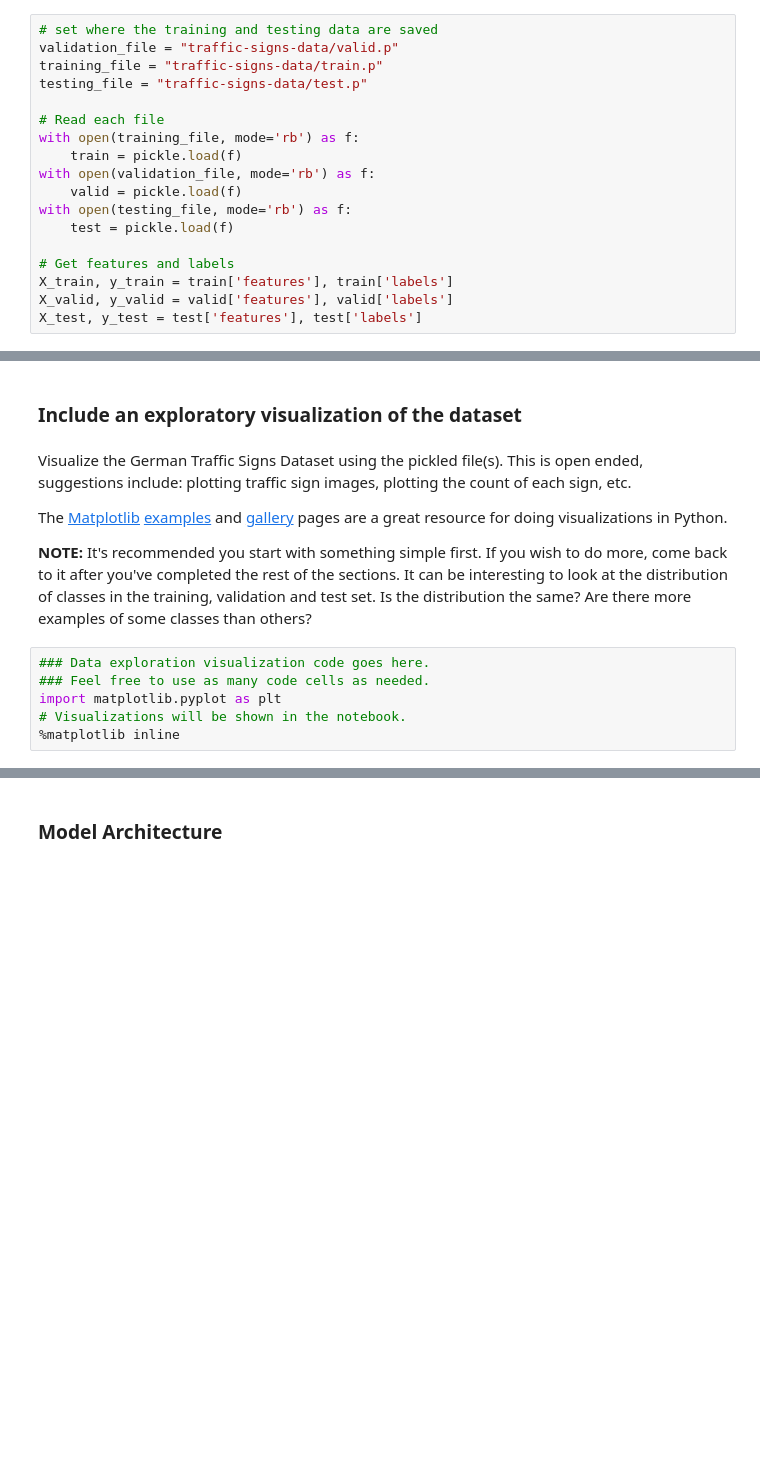
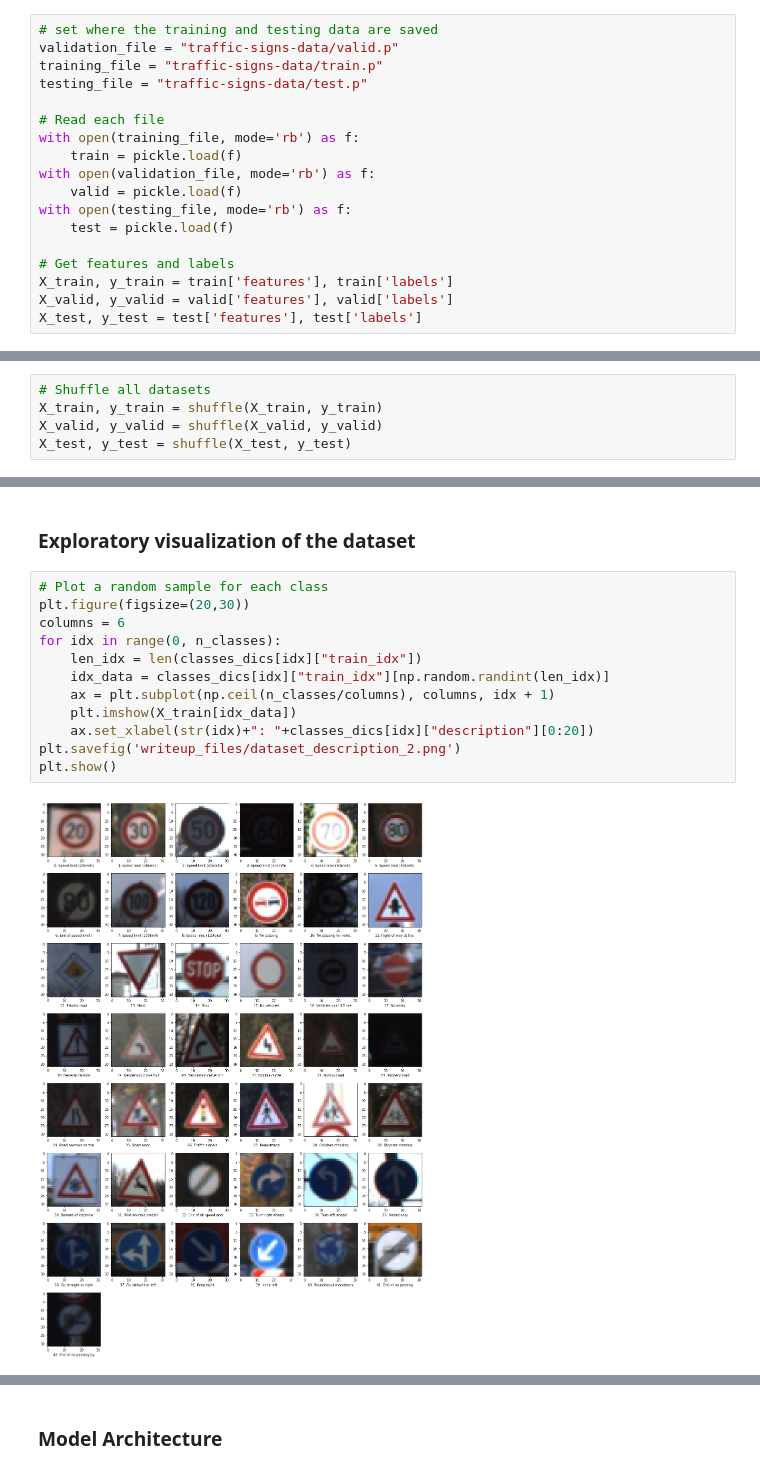
Before and after one commit to JohnBetaCode/CarND-P3-Traffic_Sign_Classifier, a Jupyter notebook: Traffic_Sign_Classifier.ipynb, the cells around one changed output, grey strips where cells are left out. Cells and saved outputs as stored; diff of their text form; blank space fills up the shorter version.

```diff
--- a/Traffic_Sign_Classifier.ipynb
+++ b/Traffic_Sign_Classifier.ipynb
@@ -42 +93,6 @@ Complete the basic data summary below. Use python, numpy and/or pandas methods t
+# %%
+# Shuffle all datasets
+X_train, y_train = shuffle(X_train, y_train)
+X_valid, y_valid = shuffle(X_valid, y_valid)
+X_test, y_test = shuffle(X_test, y_test)
 # %% [markdown]
@@ -67,14 +178,16 @@ print("Number of classes =", n_classes)
 # %% [markdown]
-### Include an exploratory visualization of the dataset
+### Exploratory visualization of the dataset
-# %% [markdown]
-Visualize the German Traffic Signs Dataset using the pickled file(s). This is open ended, suggestions include: plotting traffic sign images, plotting the count of each sign, etc.
-
-The [Matplotlib](http://matplotlib.org/) [examples](http://matplotlib.org/examples/index.html) and [gallery](http://matplotlib.org/gallery.html) pages are a great resource for doing visualizations in Python.
-
-**NOTE:** It's recommended you start with something simple first. If you wish to do more, come back to it after you've completed the rest of the sections. It can be interesting to look at the distribution of classes in the training, validation and test set. Is the distribution the same? Are there more examples of some classes than others?
-# %%
-### Data exploration visualization code goes here.
-### Feel free to use as many code cells as needed.
-import matplotlib.pyplot as plt
-# Visualizations will be shown in the notebook.
-%matplotlib inline
+# %%
+# Plot a random sample for each class
+plt.figure(figsize=(20,30))
+columns = 6
+for idx in range(0, n_classes):
+    len_idx = len(classes_dics[idx]["train_idx"])
+    idx_data = classes_dics[idx]["train_idx"][np.random.randint(len_idx)]
+    ax = plt.subplot(np.ceil(n_classes/columns), columns, idx + 1)
+    plt.imshow(X_train[idx_data])
+    ax.set_xlabel(str(idx)+": "+classes_dics[idx]["description"][0:20])
+plt.savefig('writeup_files/dataset_description_2.png')
+plt.show()
+# %% [output]
+[figure, added]
```
Also changed, not shown: parts of 43 cells of this notebook, 24 other files.
